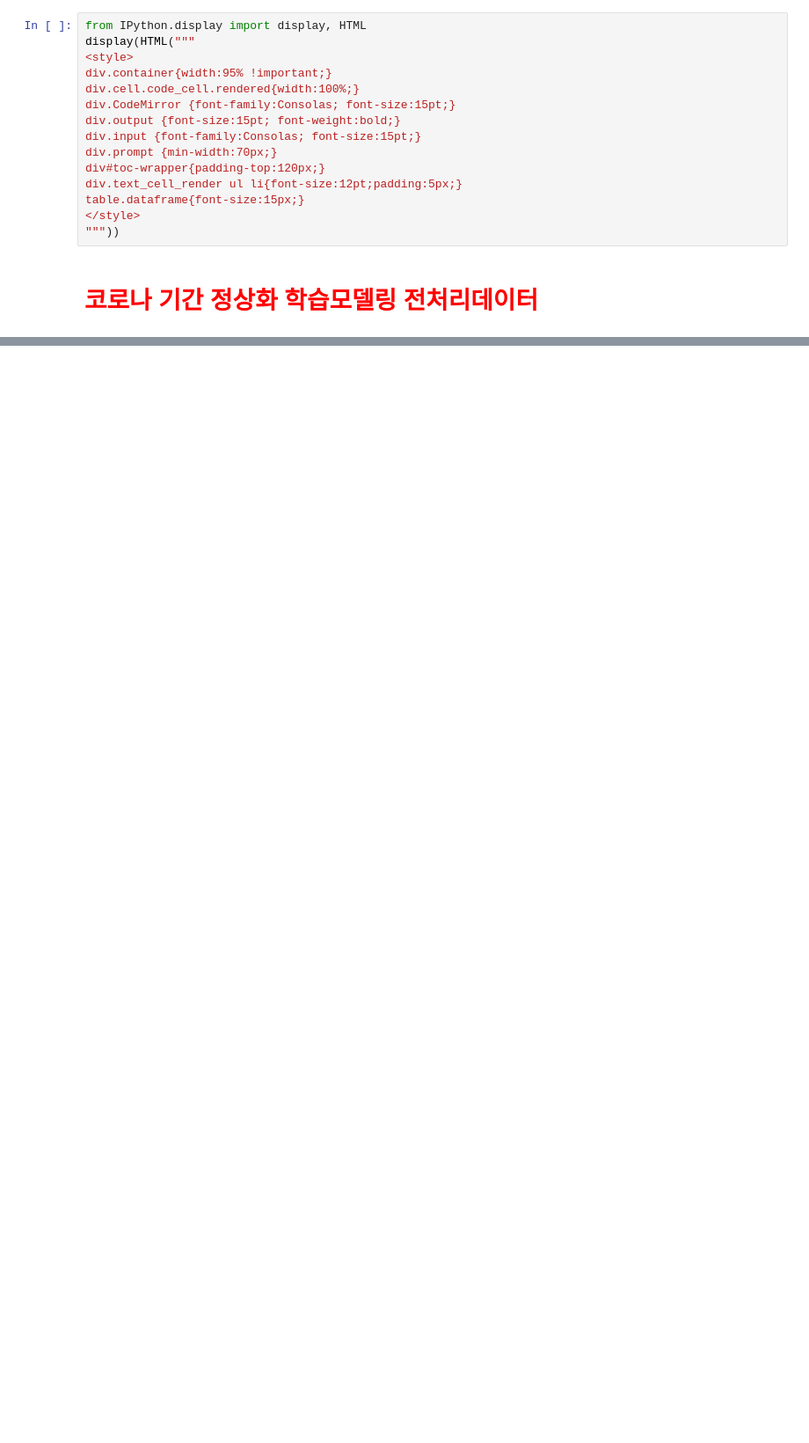
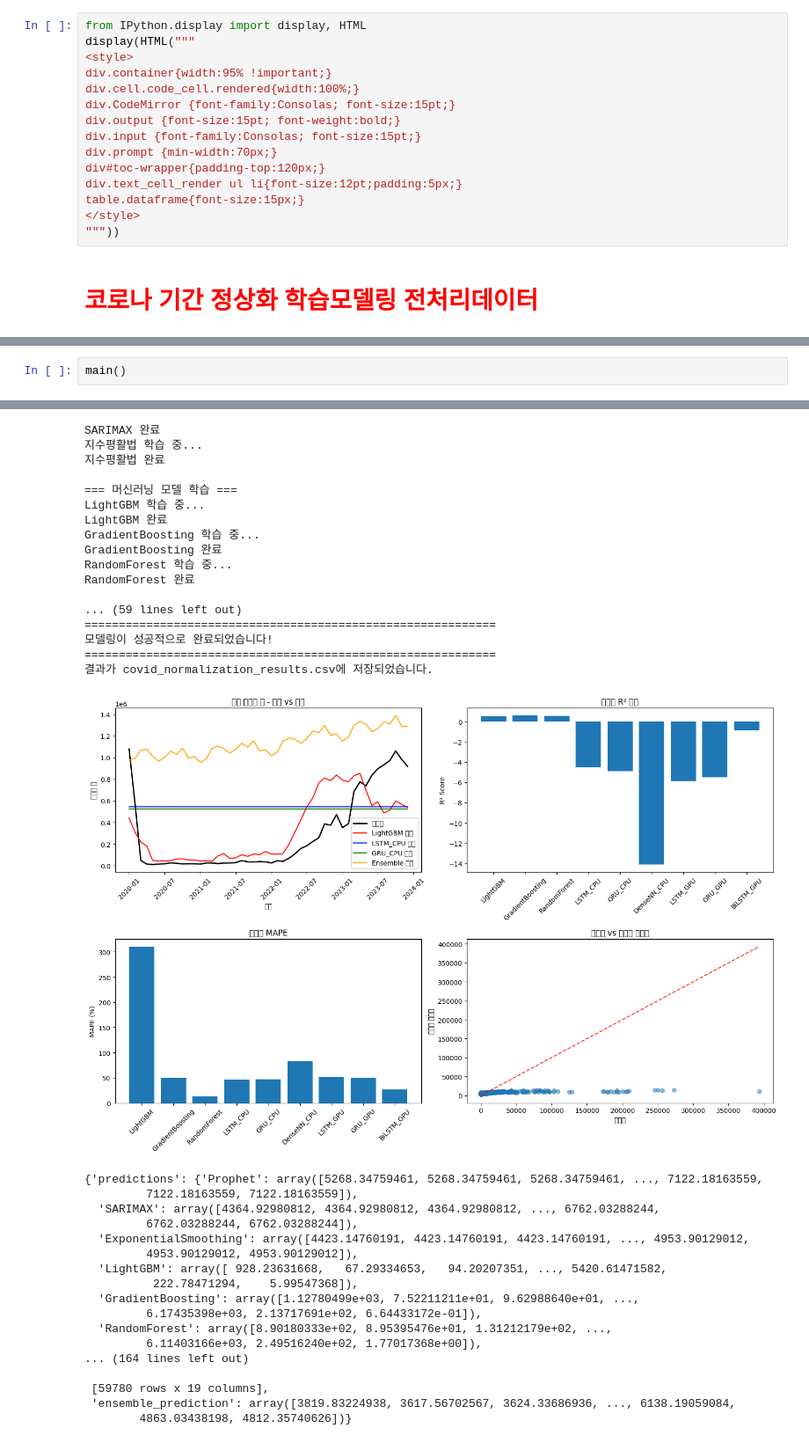
Before and after one commit to codingSsakAi/1stProject, a Jupyter notebook: jun/모델링/코로나 기간 정상화 학습모델링 전처리데이터.ipynb, the cells around one changed output, grey strips where cells are left out. Shown at 88% size. Saved outputs shown, nothing was run; the diff lists cells and outputs as text; blank space fills up the shorter version.

```diff
--- a/jun/모델링/코로나 기간 정상화 학습모델링 전처리데이터.ipynb
+++ b/jun/모델링/코로나 기간 정상화 학습모델링 전처리데이터.ipynb
@@ -127,0 +4178,3 @@ ValueError: Length mismatch: Expected axis has 15 elements, new values have 2 el
+# %%
+main()
+# %% [output]
@@ -127,0 +4199,35 @@ ValueError: Length mismatch: Expected axis has 15 elements, new values have 2 el
+SARIMAX 완료
+지수평활법 학습 중...
+지수평활법 완료
+
+=== 머신러닝 모델 학습 ===
+LightGBM 학습 중...
+LightGBM 완료
+GradientBoosting 학습 중...
+GradientBoosting 완료
+RandomForest 학습 중...
+RandomForest 완료
+
+... (59 lines left out)
+============================================================
+모델링이 성공적으로 완료되었습니다!
+============================================================
+결과가 covid_normalization_results.csv에 저장되었습니다.
+[figure, added]
+{'predictions': {'Prophet': array([5268.34759461, 5268.34759461, 5268.34759461, ..., 7122.18163559,
+         7122.18163559, 7122.18163559]),
+  'SARIMAX': array([4364.92980812, 4364.92980812, 4364.92980812, ..., 6762.03288244,
+         6762.03288244, 6762.03288244]),
+  'ExponentialSmoothing': array([4423.14760191, 4423.14760191, 4423.14760191, ..., 4953.90129012,
+         4953.90129012, 4953.90129012]),
+  'LightGBM': array([ 928.23631668,   67.29334653,   94.20207351, ..., 5420.61471582,
+          222.78471294,    5.99547368]),
+  'GradientBoosting': array([1.12780499e+03, 7.52211211e+01, 9.62988640e+01, ...,
+         6.17435398e+03, 2.13717691e+02, 6.64433172e-01]),
+  'RandomForest': array([8.90180333e+02, 8.95395476e+01, 1.31212179e+02, ...,
+         6.11403166e+03, 2.49516240e+02, 1.77017368e+00]),
+... (164 lines left out)
+
+ [59780 rows x 19 columns],
+ 'ensemble_prediction': array([3819.83224938, 3617.56702567, 3624.33686936, ..., 6138.19059084,
+        4863.03438198, 4812.35740626])}
```
Also changed, not shown: parts of 15 cells of this notebook, 12 other files.
